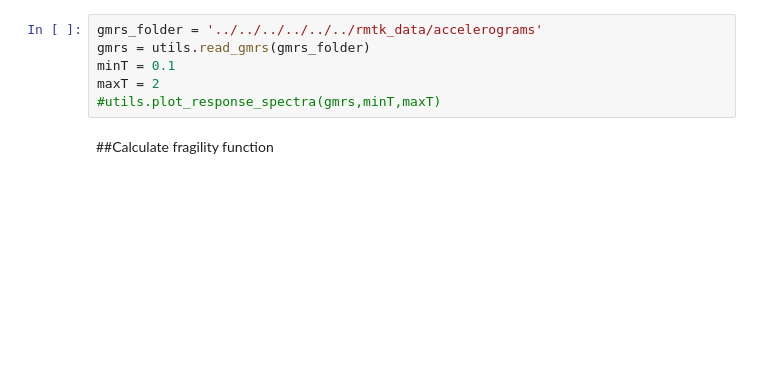
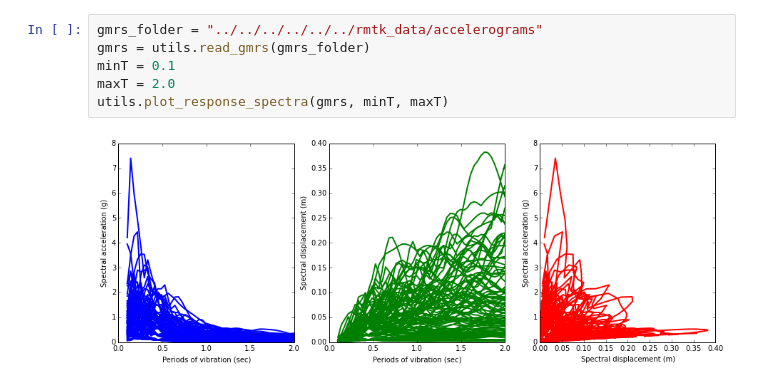
Before and after one commit to GEMScienceTools/rmtk, a Jupyter notebook: rmtk/vulnerability/derivation_fragility/hybrid_methods/DBELA/DBELA.ipynb, the cells around one changed output. Cells and saved outputs as stored; diff of their text form; blank space fills up the shorter version.

```diff
--- a/rmtk/vulnerability/derivation_fragility/hybrid_methods/DBELA/DBELA.ipynb
+++ b/rmtk/vulnerability/derivation_fragility/hybrid_methods/DBELA/DBELA.ipynb
@@ -23,8 +39,8 @@ utils.plot_capacity_curves(capacity_curves)
 # %%
-gmrs_folder = '../../../../../../rmtk_data/accelerograms'
+gmrs_folder = "../../../../../../rmtk_data/accelerograms"
 gmrs = utils.read_gmrs(gmrs_folder)
 minT = 0.1
-maxT = 2
-#utils.plot_response_spectra(gmrs,minT,maxT)
+maxT = 2.0
+utils.plot_response_spectra(gmrs, minT, maxT)
+# %% [output]
+[figure, added]
-# %% [markdown]
-##Calculate fragility function
```
Also changed, not shown: parts of 29 cells of this notebook.
